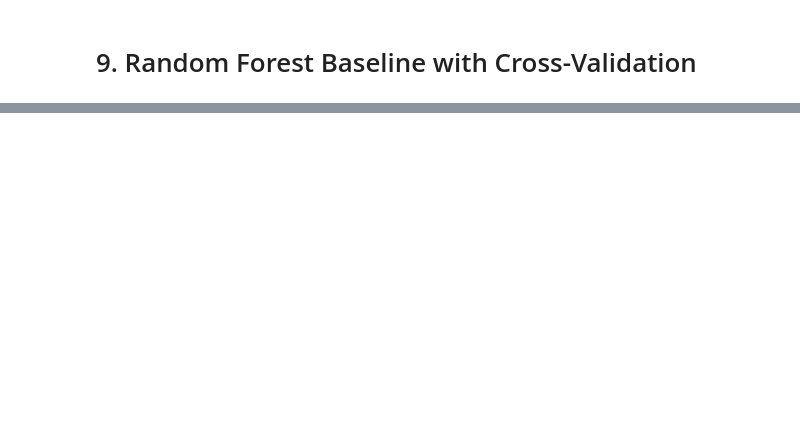
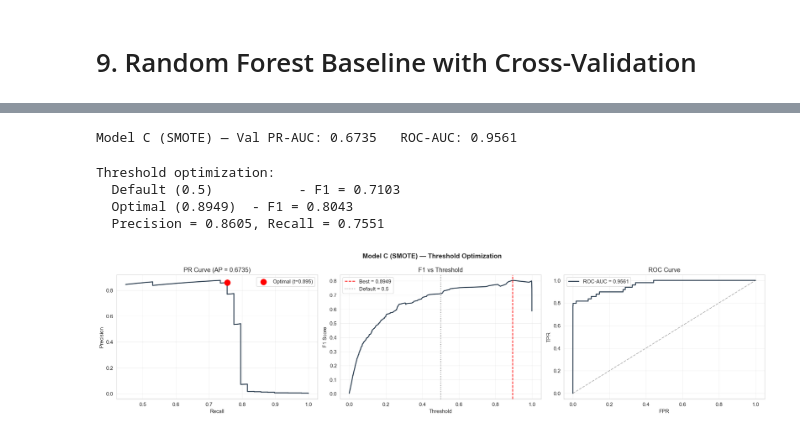
Before and after one commit to pnehete23/credit-card-fraud-detection, a Jupyter notebook: CreditCard_Fraud_Milestone2.ipynb, the cells around one changed output, grey strips where cells are left out. Cells and saved outputs as stored; diff of their text form; code cells hidden in the pictures; blank space fills up the shorter version.

```diff
--- a/CreditCard_Fraud_Milestone2.ipynb
+++ b/CreditCard_Fraud_Milestone2.ipynb
@@ -1233,0 +1742,60 @@ print(f"  Val Precision: {history.history['val_precision'][best_epoch]:.4f}")
+# %%
+y_val_proba_smote = model_smote.predict(X_val_nn, verbose=0).ravel()
+
+pr_auc_smote = average_precision_score(y_val, y_val_proba_smote)
+roc_auc_smote = roc_auc_score(y_val, y_val_proba_smote)
+print(f"Model C (SMOTE) — Val PR-AUC: {pr_auc_smote:.4f}   ROC-AUC: {roc_auc_smote:.4f}")
+# %% [output]
+Model C (SMOTE) — Val PR-AUC: 0.6735   ROC-AUC: 0.9561
+# %%
+precisions, recalls, thresholds = precision_recall_curve(y_val, y_val_proba_smote)
+f1_scores = 2 * (precisions[:-1] * recalls[:-1]) / (precisions[:-1] + recalls[:-1] + 1e-8)
+best_idx = np.argmax(f1_scores)
+best_threshold = thresholds[best_idx]
+# %%
+print(f"\nThreshold optimization:")
+print(f"  Default (0.5)           - F1 = {f1_score(y_val, (y_val_proba_smote >= 0.5).astype(int)):.4f}")
+print(f"  Optimal ({best_threshold:.4f})  - F1 = {f1_scores[best_idx]:.4f}")
+print(f"  Precision = {precisions[best_idx]:.4f}, Recall = {recalls[best_idx]:.4f}")
+# %% [output]
+Threshold optimization:
+  Default (0.5)           - F1 = 0.7103
+  Optimal (0.8949)  - F1 = 0.8043
+  Precision = 0.8605, Recall = 0.7551
+# %%
+fig, axes = plt.subplots(1, 3, figsize=(20, 5))
+
+axes[0].plot(recalls[:-1], precisions[:-1], linewidth=2, color='#2c3e50')
+axes[0].scatter(recalls[best_idx], precisions[best_idx],
+                s=150, c='red', zorder=5, label=f'Optimal (t={best_threshold:.3f})')
+axes[0].set_xlabel('Recall')
+axes[0].set_ylabel('Precision')
+axes[0].set_title(f'PR Curve (AP = {pr_auc_smote:.4f})')
+axes[0].legend()
+axes[0].grid(True, alpha=0.3)
+
+axes[1].plot(thresholds, f1_scores, linewidth=2, color='#2c3e50')
+axes[1].axvline(x=best_threshold, color='red', linestyle='--', label=f'Best = {best_threshold:.4f}')
+axes[1].axvline(x=0.5, color='gray', linestyle=':', label='Default = 0.5')
+axes[1].set_xlabel('Threshold')
+axes[1].set_ylabel('F1 Score')
+axes[1].set_title('F1 vs Threshold')
+axes[1].legend()
+axes[1].grid(True, alpha=0.3)
+
+fpr, tpr, _ = roc_curve(y_val, y_val_proba_smote)
+axes[2].plot(fpr, tpr, linewidth=2, color='#2c3e50',
+             label=f'ROC-AUC = {roc_auc_smote:.4f}')
+axes[2].plot([0, 1], [0, 1], 'k--', alpha=0.3)
+axes[2].set_xlabel('FPR')
+axes[2].set_ylabel('TPR')
+axes[2].set_title('ROC Curve')
+axes[2].legend()
+axes[2].grid(True, alpha=0.3)
+
+plt.suptitle(f'Model C (SMOTE) — Threshold Optimization',
+             fontsize=14, fontweight='bold')
+plt.tight_layout()
+plt.show()
+# %% [output]
+[figure, added]
```
Also changed, not shown: parts of 31 cells of this notebook.
